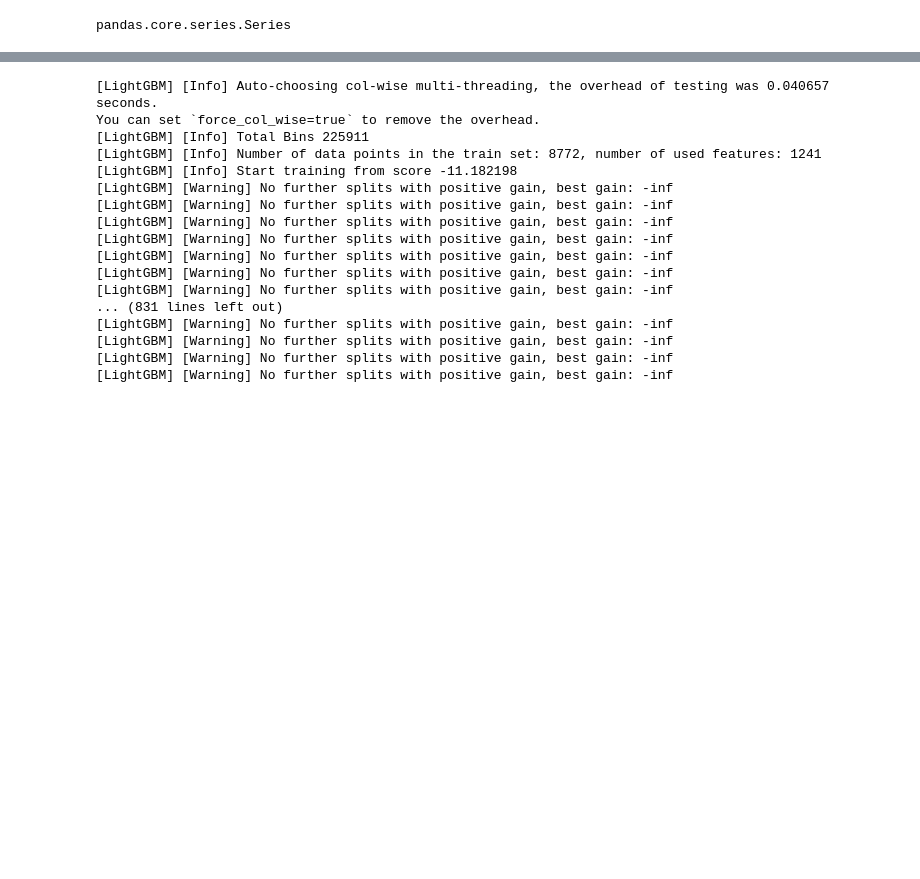
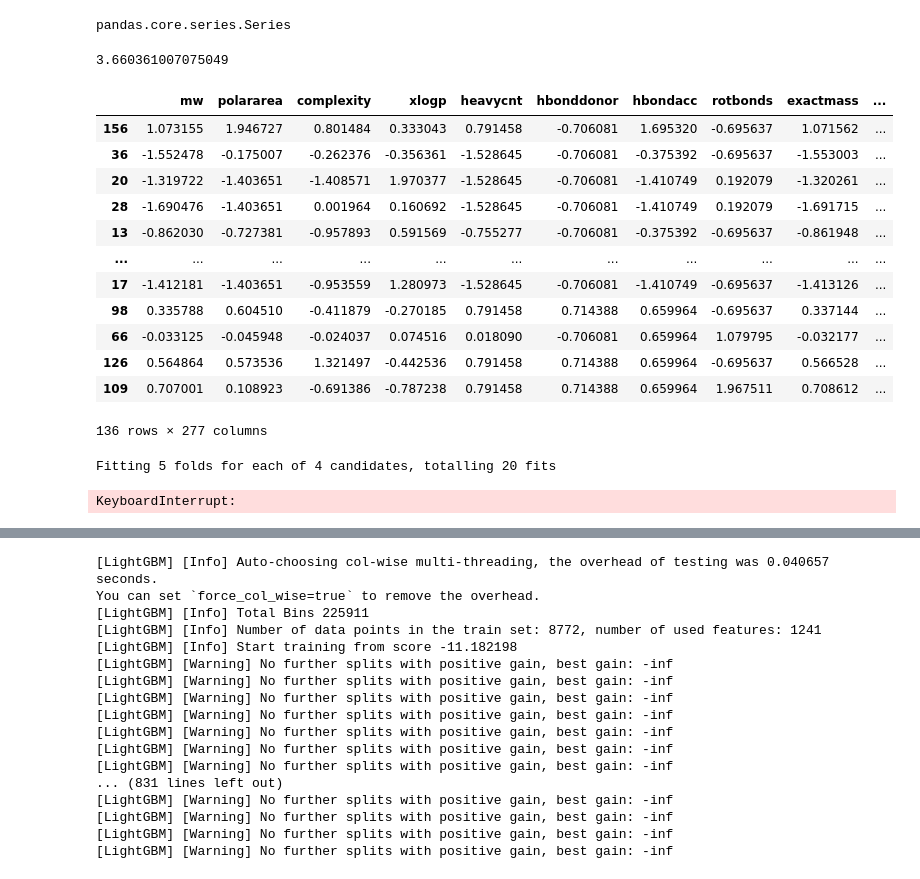
Before and after one commit to laiacoronas/quantum, a Jupyter notebook: ML.ipynb, the cells around one changed output, grey strips where cells are left out. Drawn from its saved outputs; the diff is of its cells as text; code cells hidden in the pictures; blank space fills up the shorter version.

```diff
--- a/ML.ipynb
+++ b/ML.ipynb
@@ -91,6 +107,10 @@ X = pd.DataFrame(X, columns=X1.columns)
 type(y)
 # %% [output]
 pandas.core.series.Series
+# %%
+np.std(y)
+# %% [output]
+3.660361007075049
 # %%
-from sklearn.model_selection import train_test_split, GridSearchCV, RandomizedSearchCV
-x_train, x_test, y_train, y_test = train_test_split(X, y, test_size=0.3)
+X_train.reset_index()
+X_train, X_test, y_train, y_test = train_test_split(X, y, test_size=0.2, random_state=123)
@@ -96,0 +119,51 @@ x_train, x_test, y_train, y_test = train_test_split(X, y, test_size=0.3)
+# %%
+X_train
+# %% [output]
+|  | mw | polararea | complexity | xlogp | heavycnt | hbonddonor | hbondacc | rotbonds | exactmass | ... |
+| 156 | 1.073155 | 1.946727 | 0.801484 | 0.333043 | 0.791458 | -0.706081 | 1.695320 | -0.695637 | 1.071562 | ... |
+| 36 | -1.552478 | -0.175007 | -0.262376 | -0.356361 | -1.528645 | -0.706081 | -0.375392 | -0.695637 | -1.553003 | ... |
+| 20 | -1.319722 | -1.403651 | -1.408571 | 1.970377 | -1.528645 | -0.706081 | -1.410749 | 0.192079 | -1.320261 | ... |
+| 28 | -1.690476 | -1.403651 | 0.001964 | 0.160692 | -1.528645 | -0.706081 | -1.410749 | 0.192079 | -1.691715 | ... |
+| 13 | -0.862030 | -0.727381 | -0.957893 | 0.591569 | -0.755277 | -0.706081 | -0.375392 | -0.695637 | -0.861948 | ... |
+| ... | ... | ... | ... | ... | ... | ... | ... | ... | ... | ... |
+| 17 | -1.412181 | -1.403651 | -0.953559 | 1.280973 | -1.528645 | -0.706081 | -1.410749 | -0.695637 | -1.413126 | ... |
+| 98 | 0.335788 | 0.604510 | -0.411879 | -0.270185 | 0.791458 | 0.714388 | 0.659964 | -0.695637 | 0.337144 | ... |
+| 66 | -0.033125 | -0.045948 | -0.024037 | 0.074516 | 0.018090 | -0.706081 | 0.659964 | 1.079795 | -0.032177 | ... |
+| 126 | 0.564864 | 0.573536 | 1.321497 | -0.442536 | 0.791458 | 0.714388 | 0.659964 | -0.695637 | 0.566528 | ... |
+| 109 | 0.707001 | 0.108923 | -0.691386 | -0.787238 | 0.791458 | 0.714388 | 0.659964 | 1.967511 | 0.708612 | ... |
+136 rows × 277 columns
+# %%
+from sklearn.ensemble import RandomForestRegressor
+from sklearn.neighbors import KNeighborsRegressor
+from sklearn.linear_model import Ridge, Lasso, ElasticNet
+from lightgbm.sklearn import LGBMRegressor
+from xgboost.sklearn import XGBRegressor
+from sklearn.metrics import mean_squared_error
+
+
+mode = XGBRegressor(eval_metric="rmse", random_state=123, n_jobs=-1)
+para_distributions = {
+            'n_estimators': [100,200],
+            'max_depth': [3, 5],
+            'learning_rate': [0.1, 0.2],
+            'subsample': [0.8, 1.0]
+        }
+model = LGBMRegressor(random_state=123)
+param_distributions = {
+    'n_estimators': [50, 100, 200],
+    'max_depth': [10, 20, 30],
+    'learning_rate': [0.01, 0.1, 0.2],
+    'subsample': [0.8, 1.0]
+}
+
+model1 = RandomForestRegressor(random_state=123)
+param_distributions1 = {
+        'n_estimators': [100, 200],
+        'max_depth': [10, 30]}
+
+#rs = RandomizedSearchCV(model1, param_distributions=param_distributions1, n_iter=27, scoring='neg_mean_squared_error', verbose=3)
+#rs.fit(X_train, y_train.values.ravel())
+#print(rs.best_params_)
+# %% [output]
+Fitting 5 folds for each of 4 candidates, totalling 20 fits
+KeyboardInterrupt:
```
Also changed, not shown: parts of 15 cells of this notebook, 2 other files.
